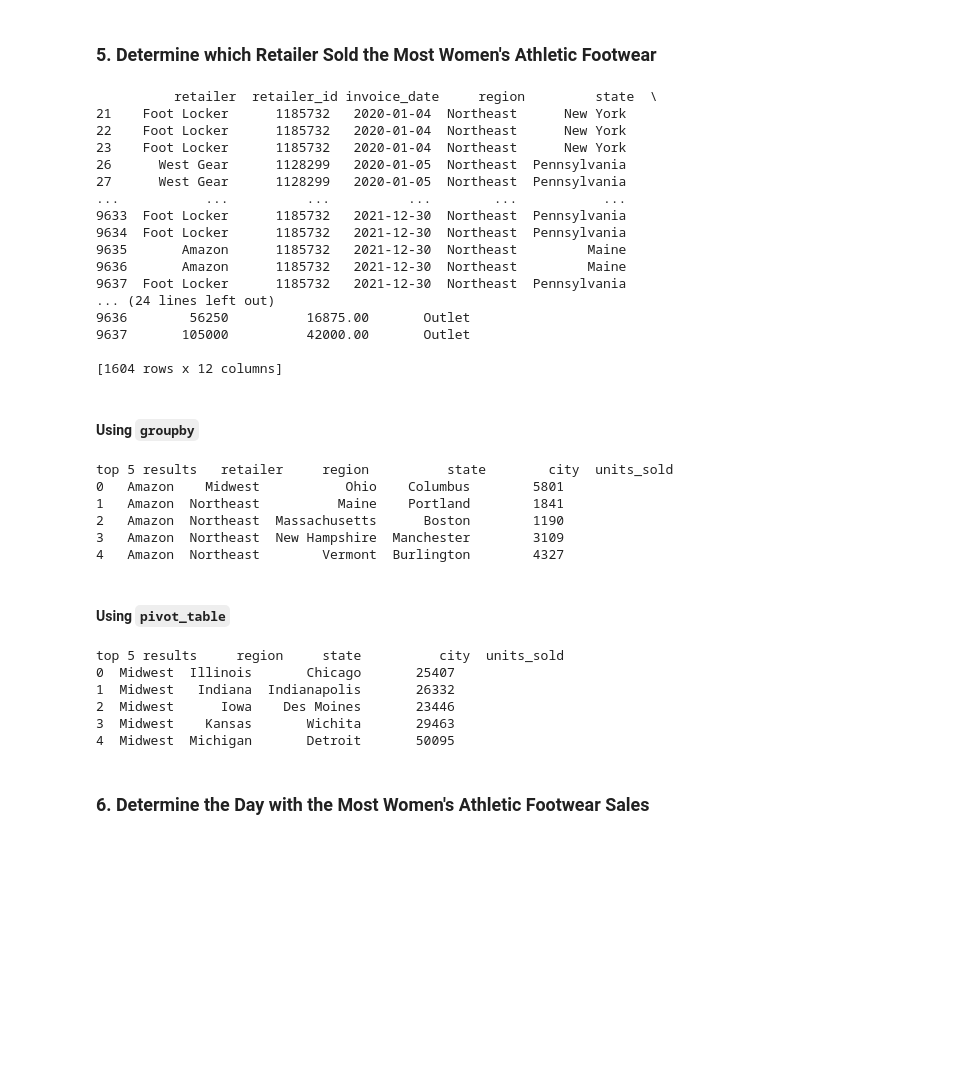
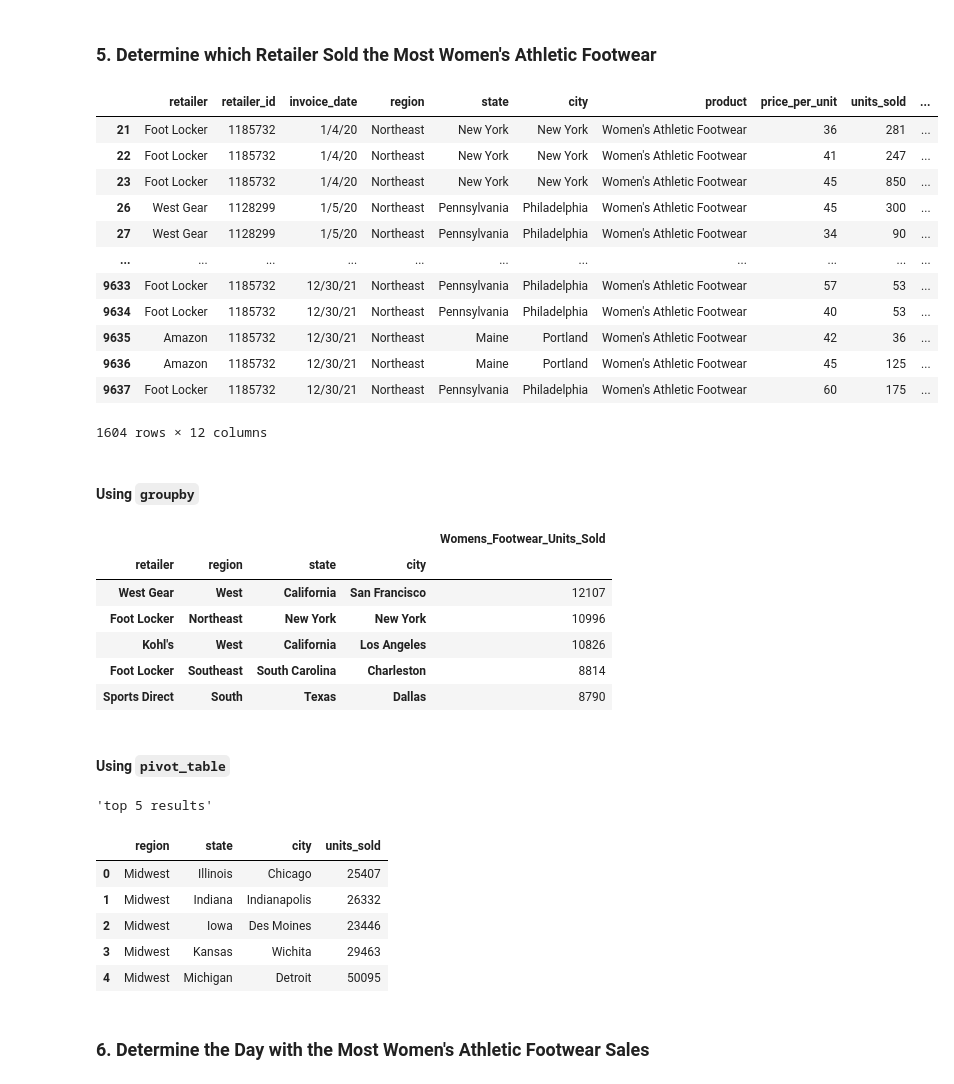
Before and after one commit to WELLSGITHUB/athletic_sales_analysis, a Jupyter notebook: athletic_sales_analysis.ipynb, the cells around one changed output. Drawn from its saved outputs; the diff is of its cells as text; code cells hidden in the pictures; blank space fills up the shorter version.

```diff
--- a/athletic_sales_analysis.ipynb
+++ b/athletic_sales_analysis.ipynb
@@ -6,7 +7,5 @@ import pandas as pd
 #### Import CSVs
 # %%
 # Read the CSV files into DataFrames.
-athletic_sales_df_2020 = pd.read_csv('athletic_sales_2020.csv')
-athletic_sales_df_2021 = pd.read_csv('athletic_sales_2021.csv')
-athletic_sales_df_2020.head()
-athletic_sales_df_2021.head()
+athletic_sales_df_2020 = pd.read_csv('Resources/athletic_sales_2020.csv')
+athletic_sales_df_2021 = pd.read_csv('Resources/athletic_sales_2021.csv')
@@ -126,5 +102,4 @@ sales_method         object
 dtype: object
 # %%
 # Convert the "invoice_date" to a datetime datatype
-combined_athletic_sales_df['invoice_date'] = pd.to_datetime(combined_athletic_sales_df['invoice_date'], errors='coerce')
-print("", data_types)
+invoice_date_dtype = combined_athletic_sales_df['invoice_date'].dtype
@@ -242,25 +257,21 @@ print("top 5 results", pivot_df.head(5))
 # %%
 # Filter the sales data to get the women's athletic footwear sales data.
 womens_athletic_footwear_sales_df = combined_athletic_sales_df[combined_athletic_sales_df['product'] == 'Women\'s Athletic Footwear']
-print("", womens_athletic_footwear_sales_df)
+display(womens_athletic_footwear_sales_df)
 # %% [output]
+|  | retailer | retailer_id | invoice_date | region | state | city | product | price_per_unit | units_sold | ... |
+| 21 | Foot Locker | 1185732 | 1/4/20 | Northeast | New York | New York | Women's Athletic Footwear | 36 | 281 | ... |
+| 22 | Foot Locker | 1185732 | 1/4/20 | Northeast | New York | New York | Women's Athletic Footwear | 41 | 247 | ... |
+| 23 | Foot Locker | 1185732 | 1/4/20 | Northeast | New York | New York | Women's Athletic Footwear | 45 | 850 | ... |
+| 26 | West Gear | 1128299 | 1/5/20 | Northeast | Pennsylvania | Philadelphia | Women's Athletic Footwear | 45 | 300 | ... |
+| 27 | West Gear | 1128299 | 1/5/20 | Northeast | Pennsylvania | Philadelphia | Women's Athletic Footwear | 34 | 90 | ... |
+| ... | ... | ... | ... | ... | ... | ... | ... | ... | ... | ... |
+| 9633 | Foot Locker | 1185732 | 12/30/21 | Northeast | Pennsylvania | Philadelphia | Women's Athletic Footwear | 57 | 53 | ... |
+| 9634 | Foot Locker | 1185732 | 12/30/21 | Northeast | Pennsylvania | Philadelphia | Women's Athletic Footwear | 40 | 53 | ... |
+| 9635 | Amazon | 1185732 | 12/30/21 | Northeast | Maine | Portland | Women's Athletic Footwear | 42 | 36 | ... |
+| 9636 | Amazon | 1185732 | 12/30/21 | Northeast | Maine | Portland | Women's Athletic Footwear | 45 | 125 | ... |
+| 9637 | Foot Locker | 1185732 | 12/30/21 | Northeast | Pennsylvania | Philadelphia | Women's Athletic Footwear | 60 | 175 | ... |
-          retailer  retailer_id invoice_date     region         state  \
-21    Foot Locker      1185732   2020-01-04  Northeast      New York
-22    Foot Locker      1185732   2020-01-04  Northeast      New York
-23    Foot Locker      1185732   2020-01-04  Northeast      New York
-26      West Gear      1128299   2020-01-05  Northeast  Pennsylvania
-27      West Gear      1128299   2020-01-05  Northeast  Pennsylvania
-...           ...          ...          ...        ...           ...
-9633  Foot Locker      1185732   2021-12-30  Northeast  Pennsylvania
-9634  Foot Locker      1185732   2021-12-30  Northeast  Pennsylvania
-9635       Amazon      1185732   2021-12-30  Northeast         Maine
-9636       Amazon      1185732   2021-12-30  Northeast         Maine
-9637  Foot Locker      1185732   2021-12-30  Northeast  Pennsylvania
-... (24 lines left out)
-9636        56250          16875.00       Outlet
-9637       105000          42000.00       Outlet
-
-[1604 rows x 12 columns]
+1604 rows × 12 columns
 # %% [markdown]
 #### Using `groupby`
 # %%
@@ -274,31 +285,34 @@ grouped_df.rename(columns={'units_sales':'Womens_Footwear_Units_Sold'}, inplace=
 # Show the top 5 results.
 print("top 5 results", grouped_df.head(5))
 # %% [output]
-top 5 results   retailer     region          state        city  units_sold
-0   Amazon    Midwest           Ohio    Columbus        5801
-1   Amazon  Northeast          Maine    Portland        1841
-2   Amazon  Northeast  Massachusetts      Boston        1190
-3   Amazon  Northeast  New Hampshire  Manchester        3109
-4   Amazon  Northeast        Vermont  Burlington        4327
+|  |  |  |  | Womens_Footwear_Units_Sold |
+| retailer | region | state | city |  |
+| West Gear | West | California | San Francisco | 12107 |
+| Foot Locker | Northeast | New York | New York | 10996 |
+| Kohl's | West | California | Los Angeles | 10826 |
+| Foot Locker | Southeast | South Carolina | Charleston | 8814 |
+| Sports Direct | South | Texas | Dallas | 8790 |
 # %% [markdown]
 #### Using `pivot_table`
 # %%
 # Show the total number of women's athletic footwear sold for each retailer, region, state, and city.
+
 womens_athletic_footwear_sales_df = combined_athletic_sales_df[combined_athletic_sales_df['product'] == 'Womens athletic footwear sold']
 
 
 # Rename the "units_sold" column to "Womens_Footwear_Units_Sold"
-
+pivot_sales_womens_footwear = pivot_sales_womens_footwear.rename(columns={'units_sold': 'Womens_Footwear_Units_Sold'})
 
 # Show the top 5 results.
-print("top 5 results", grouped_df.head(5))
+display("top 5 results", grouped_df.head(5))
 # %% [output]
-top 5 results     region     state          city  units_sold
-0  Midwest  Illinois       Chicago       25407
-1  Midwest   Indiana  Indianapolis       26332
-2  Midwest      Iowa    Des Moines       23446
-3  Midwest    Kansas       Wichita       29463
-4  Midwest  Michigan       Detroit       50095
+'top 5 results'
+|  | region | state | city | units_sold |
+| 0 | Midwest | Illinois | Chicago | 25407 |
+| 1 | Midwest | Indiana | Indianapolis | 26332 |
+| 2 | Midwest | Iowa | Des Moines | 23446 |
+| 3 | Midwest | Kansas | Wichita | 29463 |
+| 4 | Midwest | Michigan | Detroit | 50095 |
 # %% [markdown]
 ### 6. Determine the Day with the Most Women's Athletic Footwear Sales
 # %%
```
Also changed, not shown: parts of 20 cells of this notebook.
